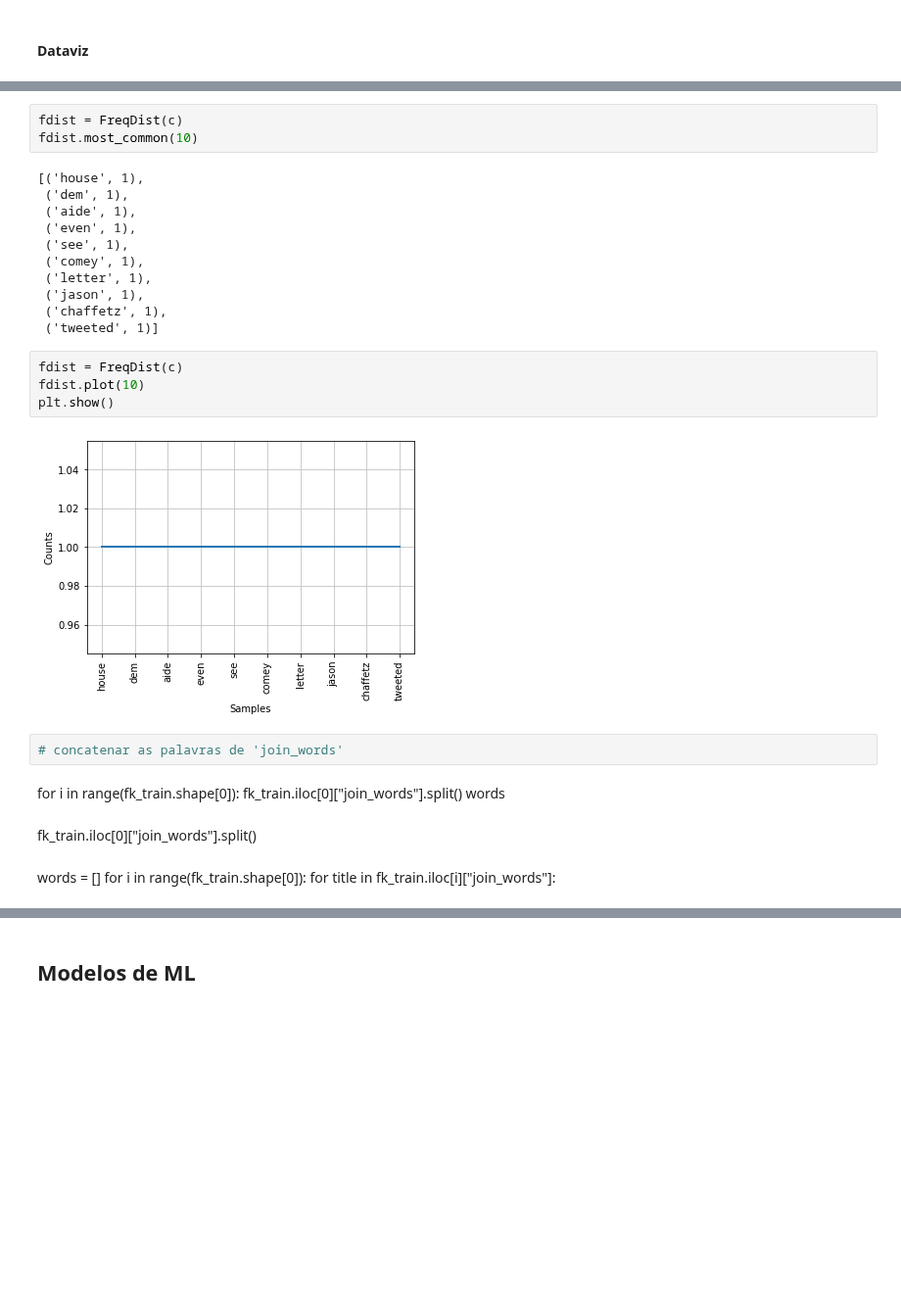
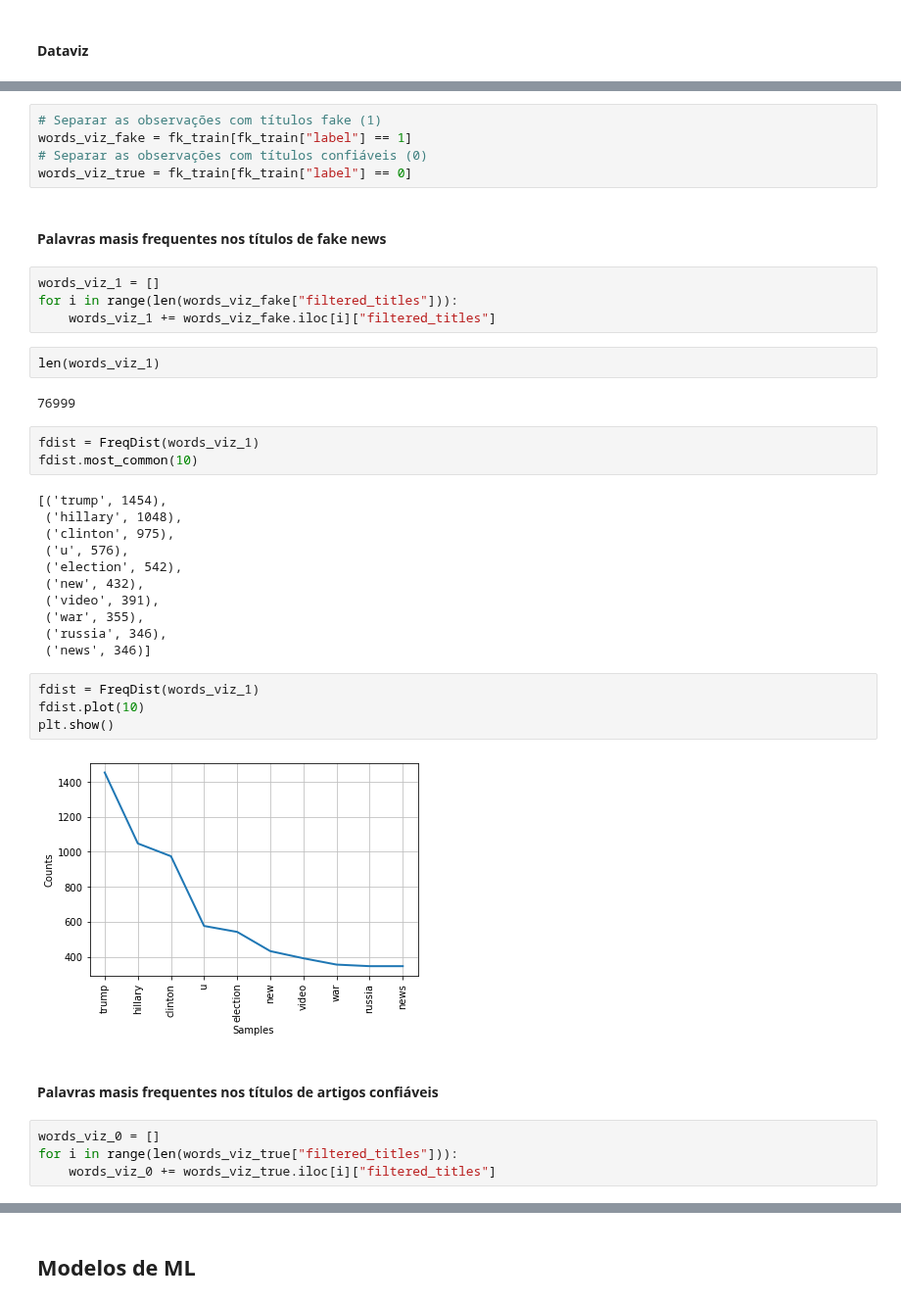
Before and after one commit to GabrielAsato/Curso_DS_Degree, a Jupyter notebook: Módulo 13 - Dados Não Estruturados II/Exercicio_20220902_GabrielAsato.ipynb, the cells around one changed output, grey strips where cells are left out. Shown at 98% size. Drawn from its saved outputs; the diff is of its cells as text; blank space fills up the shorter version.

Commit message:
Case fake news

```diff
--- a/Módulo 13 - Dados Não Estruturados II/Exercicio_20220902_GabrielAsato.ipynb
+++ b/Módulo 13 - Dados Não Estruturados II/Exercicio_20220902_GabrielAsato.ipynb
@@ -182,32 +158,41 @@ print(c)
+# %%
+# Separar as observações com títulos fake (1)
+words_viz_fake = fk_train[fk_train["label"] == 1]
+# Separar as observações com títulos confiáveis (0)
+words_viz_true = fk_train[fk_train["label"] == 0]
+# %% [markdown]
+#### Palavras masis frequentes nos títulos de fake news
+# %%
+words_viz_1 = []
+for i in range(len(words_viz_fake["filtered_titles"])):
+    words_viz_1 += words_viz_fake.iloc[i]["filtered_titles"]
+# %%
+len(words_viz_1)
+# %% [output]
+76999
 # %%
-fdist = FreqDist(c)
+fdist = FreqDist(words_viz_1)
 fdist.most_common(10)
 # %% [output]
-[('house', 1),
- ('dem', 1),
- ('aide', 1),
- ('even', 1),
- ('see', 1),
- ('comey', 1),
- ('letter', 1),
- ('jason', 1),
- ('chaffetz', 1),
- ('tweeted', 1)]
+[('trump', 1454),
+ ('hillary', 1048),
+ ('clinton', 975),
+ ('u', 576),
+ ('election', 542),
+ ('new', 432),
+ ('video', 391),
+ ('war', 355),
+ ('russia', 346),
+ ('news', 346)]
 # %%
-fdist = FreqDist(c)
+fdist = FreqDist(words_viz_1)
 fdist.plot(10)
 plt.show()
 # %% [output]
-[figure, old version]
+[figure, new version]
-# %%
-# concatenar as palavras de 'join_words'
-# %% [markdown]
-for i in range(fk_train.shape[0]):
-    fk_train.iloc[0]["join_words"].split()
-    words
-# %% [markdown]
-fk_train.iloc[0]["join_words"].split()
-# %% [markdown]
-words = []
-for i in range(fk_train.shape[0]):
-    for title in fk_train.iloc[i]["join_words"]:
+# %% [markdown]
+#### Palavras masis frequentes nos títulos de artigos confiáveis
+# %%
+words_viz_0 = []
+for i in range(len(words_viz_true["filtered_titles"])):
+    words_viz_0 += words_viz_true.iloc[i]["filtered_titles"]
```
Also changed, not shown: parts of 8 cells of this notebook.
